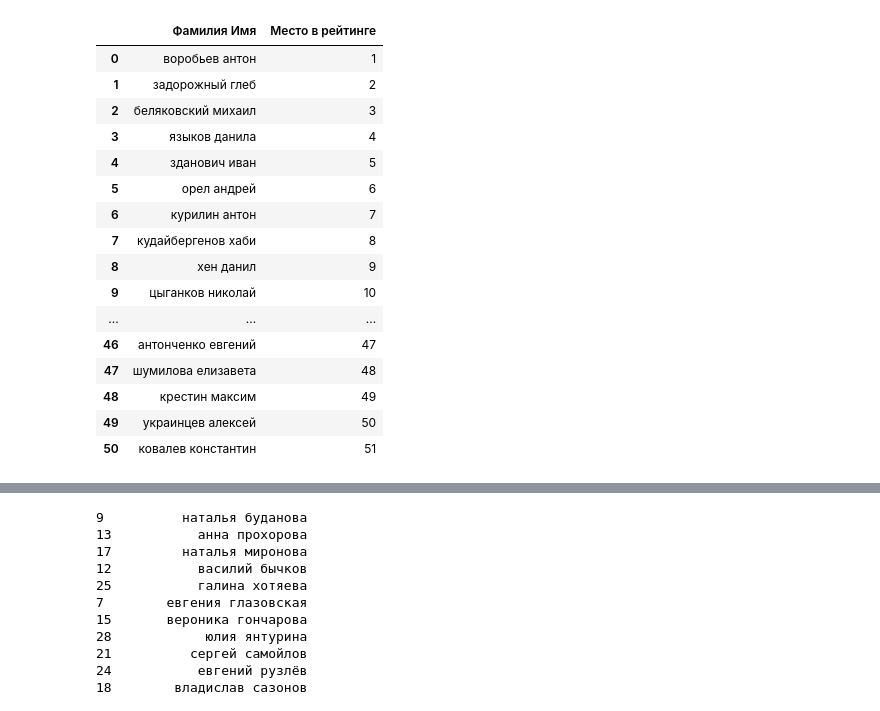
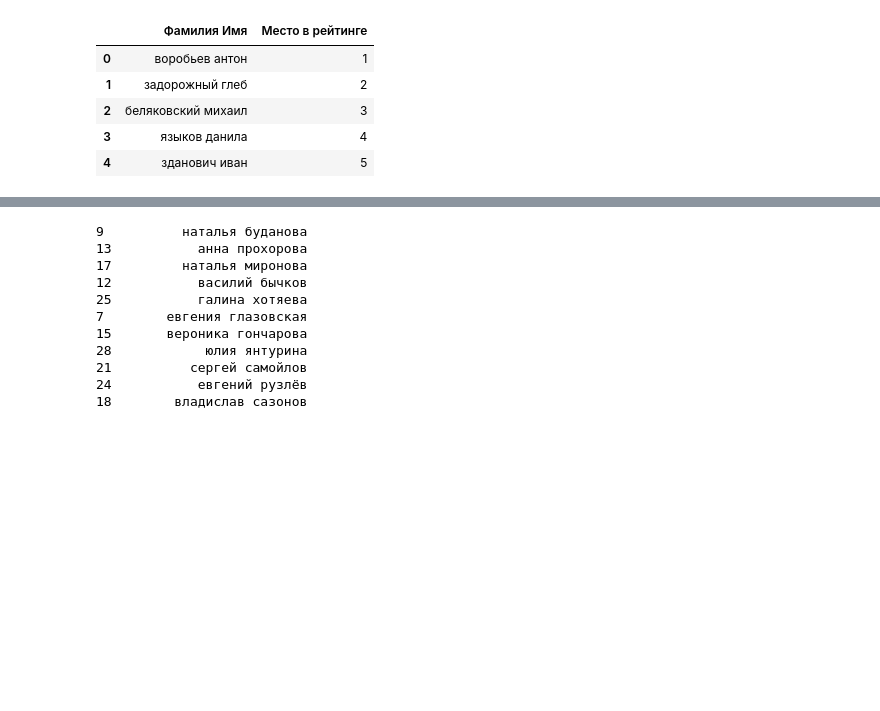
Before and after one commit to stepanskiba/match_master, a Jupyter notebook: test_developers.ipynb, the cells around one changed output, grey strips where cells are left out. Drawn from its saved outputs; the diff is of its cells as text; code cells hidden in the pictures; blank space fills up the shorter version.

```diff
--- a/test_developers.ipynb
+++ b/test_developers.ipynb
@@ -116,25 +105,14 @@ ratings_flutter
 # %%
 ratings_android = pd.read_excel('cur/shmr-dlja-kati.xlsx', sheet_name='Android')
 ratings_android['Фамилия Имя'] = ratings_android['Фамилия Имя'].str.lower()
-ratings_android
+ratings_android.head()
 # %% [output]
 |  | Фамилия Имя | Место в рейтинге |
 | 0 | воробьев антон | 1 |
 | 1 | задорожный глеб | 2 |
 | 2 | беляковский михаил | 3 |
 | 3 | языков данила | 4 |
 | 4 | зданович иван | 5 |
-| 5 | орел андрей | 6 |
-| 6 | курилин антон | 7 |
-| 7 | кудайбергенов хаби | 8 |
-| 8 | хен данил | 9 |
-| 9 | цыганков николай | 10 |
-| ... | ... | ... |
-| 46 | антонченко евгений | 47 |
-| 47 | шумилова елизавета | 48 |
-| 48 | крестин максим | 49 |
-| 49 | украинцев алексей | 50 |
-| 50 | ковалев константин | 51 |
 # %%
 ratings_ios = pd.read_excel('cur/shmr-dlja-kati.xlsx', sheet_name='iOS')
 ratings_ios['Фамилия Имя'] = ratings_ios['Фамилия'].str.strip() + ' ' + ratings_ios['Имя'].str.strip()
```
Also changed, not shown: parts of 13 cells of this notebook.
